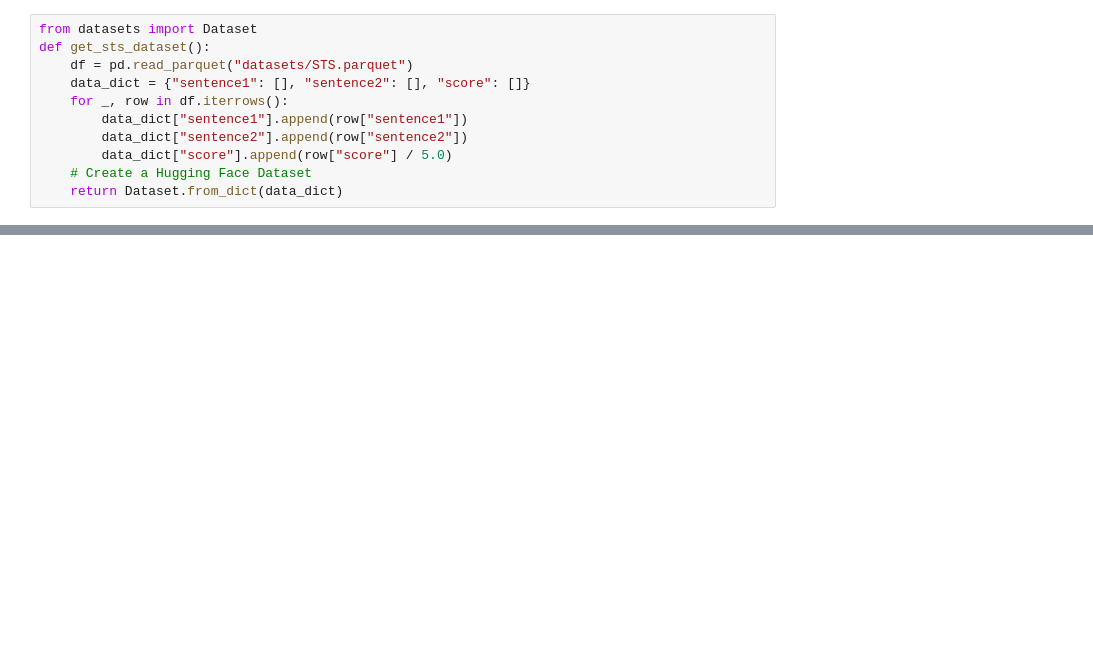
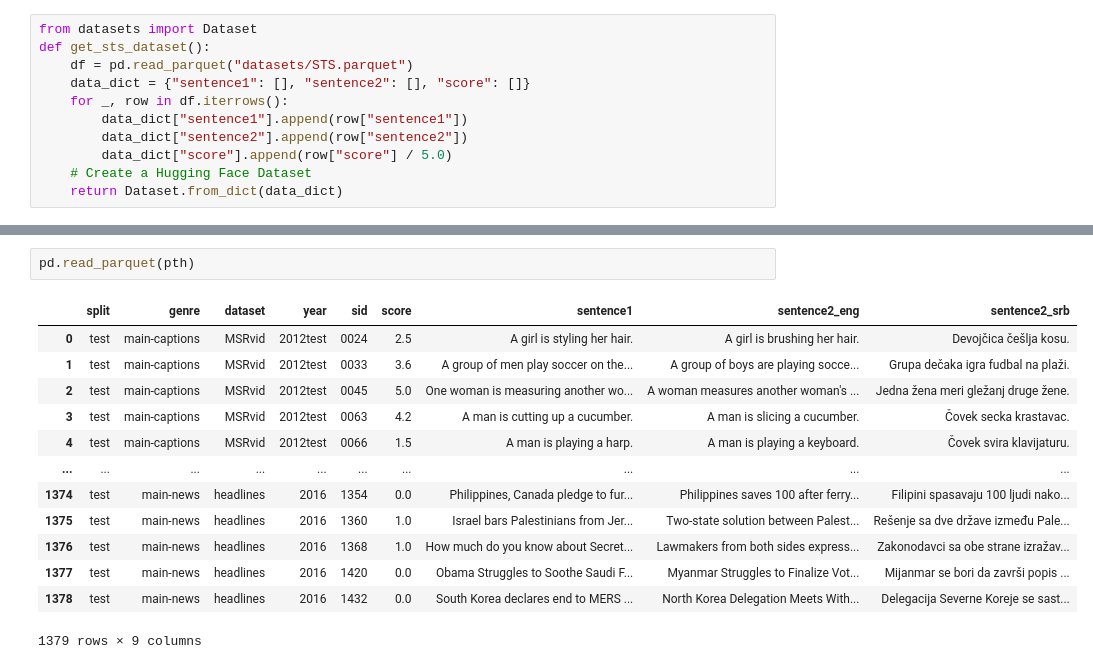
Before and after one commit to smartcat-labs/SRBedding, a Jupyter notebook: translation_sts/test.ipynb, the cells around one changed output, grey strips where cells are left out. Cells and saved outputs as stored; diff of their text form; blank space fills up the shorter version.

```diff
--- a/translation_sts/test.ipynb
+++ b/translation_sts/test.ipynb
@@ -158,0 +175,16 @@ Dataset({
+# %%
+pd.read_parquet(pth)
+# %% [output]
+|  | split | genre | dataset | year | sid | score | sentence1 | sentence2_eng | sentence2_srb |
+| 0 | test | main-captions | MSRvid | 2012test | 0024 | 2.5 | A girl is styling her hair. | A girl is brushing her hair. | Devojčica češlja kosu. |
+| 1 | test | main-captions | MSRvid | 2012test | 0033 | 3.6 | A group of men play soccer on the... | A group of boys are playing socce... | Grupa dečaka igra fudbal na plaži. |
+| 2 | test | main-captions | MSRvid | 2012test | 0045 | 5.0 | One woman is measuring another wo... | A woman measures another woman's ... | Jedna žena meri gležanj druge žene. |
+| 3 | test | main-captions | MSRvid | 2012test | 0063 | 4.2 | A man is cutting up a cucumber. | A man is slicing a cucumber. | Čovek secka krastavac. |
+| 4 | test | main-captions | MSRvid | 2012test | 0066 | 1.5 | A man is playing a harp. | A man is playing a keyboard. | Čovek svira klavijaturu. |
+| ... | ... | ... | ... | ... | ... | ... | ... | ... | ... |
+| 1374 | test | main-news | headlines | 2016 | 1354 | 0.0 | Philippines, Canada pledge to fur... | Philippines saves 100 after ferry... | Filipini spasavaju 100 ljudi nako... |
+| 1375 | test | main-news | headlines | 2016 | 1360 | 1.0 | Israel bars Palestinians from Jer... | Two-state solution between Palest... | Rešenje sa dve države između Pale... |
+| 1376 | test | main-news | headlines | 2016 | 1368 | 1.0 | How much do you know about Secret... | Lawmakers from both sides express... | Zakonodavci sa obe strane izražav... |
+| 1377 | test | main-news | headlines | 2016 | 1420 | 0.0 | Obama Struggles to Soothe Saudi F... | Myanmar Struggles to Finalize Vot... | Mijanmar se bori da završi popis ... |
+| 1378 | test | main-news | headlines | 2016 | 1432 | 0.0 | South Korea declares end to MERS ... | North Korea Delegation Meets With... | Delegacija Severne Koreje se sast... |
+1379 rows × 9 columns
```
Also changed, not shown: parts of 25 cells of this notebook, 4 other files.
